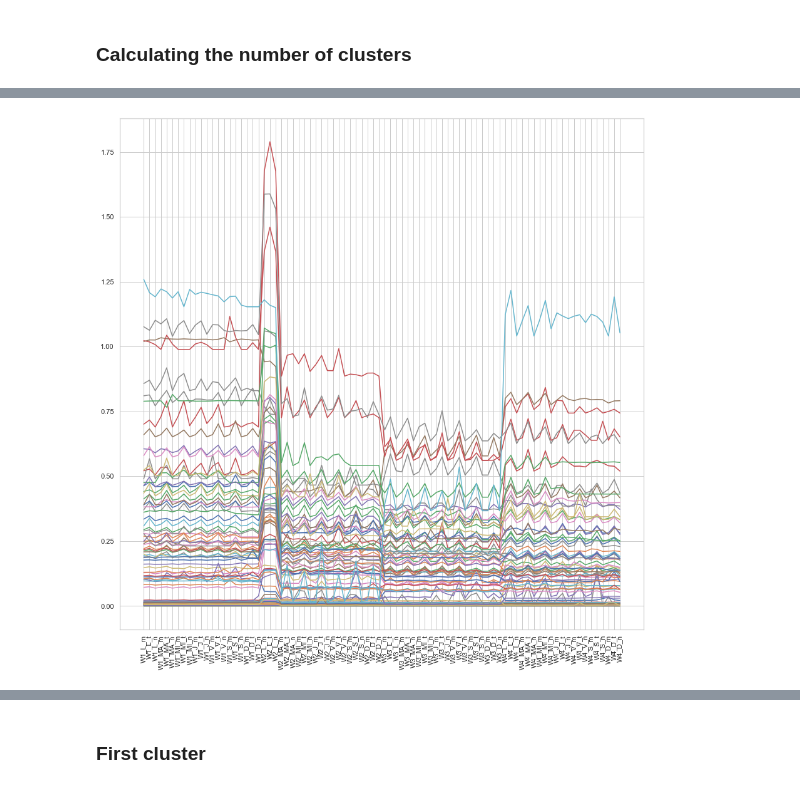
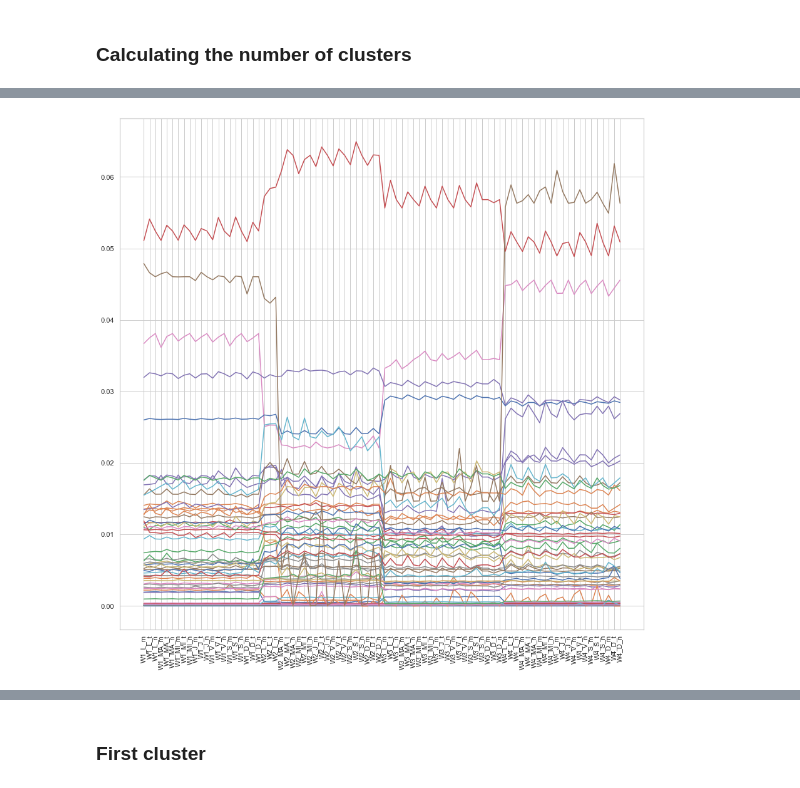
Before and after one commit to aaorella/Energy_Smart_Meters-Exploratory_Analysis, a Jupyter notebook: 4.3 Cluster-Time Month.ipynb, the cells around one changed output, grey strips where cells are left out. Saved outputs shown, nothing was run; the diff lists cells and outputs as text; code cells hidden in the pictures.

```diff
--- a/4.3 Cluster-Time Month.ipynb
+++ b/4.3 Cluster-Time Month.ipynb
@@ -355,0 +453,7 @@ df['ClustersConsumoMesFranjas'] = labels
+# %%
+file_name2 = dir_datasets + "Clasificación_Medidores.csv"
+df2 = pd.read_csv(file_name2, low_memory = False, sep=",")
+# %%
+df3 = df_promedio_mes_franjas
+# %%
+df_promedio_mes_franjas = pd.merge(df3, df2, left_index=True, right_on='MEDIDOR').set_index('MEDIDOR')
@@ -356,3 +482,3 @@ df['ClustersConsumoMesFranjas'] = labels
 # %%
-grupo0 = df_consumo_mes_franjas.loc[df_consumo_mes_franjas['ClustersConsumoMesFranjas']==0,:]
+grupo0 = df_promedio_mes_franjas.loc[df_promedio_mes_franjas['ClustersConsumoMesFranjas']==0,:]
 # %%
@@ -420,11 +542,11 @@ Name: 15029844, Length: 84, dtype: float64
 # %%
 plt.figure(figsize=(15,15))
 plt.xticks(rotation=90 )
 for i in range(len(grupo0)):
-    serie=grupo0.iloc[i,30:-1]
+    serie=grupo0.iloc[i,30:-2]
     plt.plot(serie)
 # %% [output]
-[figure, old version]
+[figure, new version]
 # %%
 plt.figure(figsize=(15,15))
 plt.xticks(rotation=90 )
```
Also changed, not shown: parts of 47 cells of this notebook, 6 other files.
